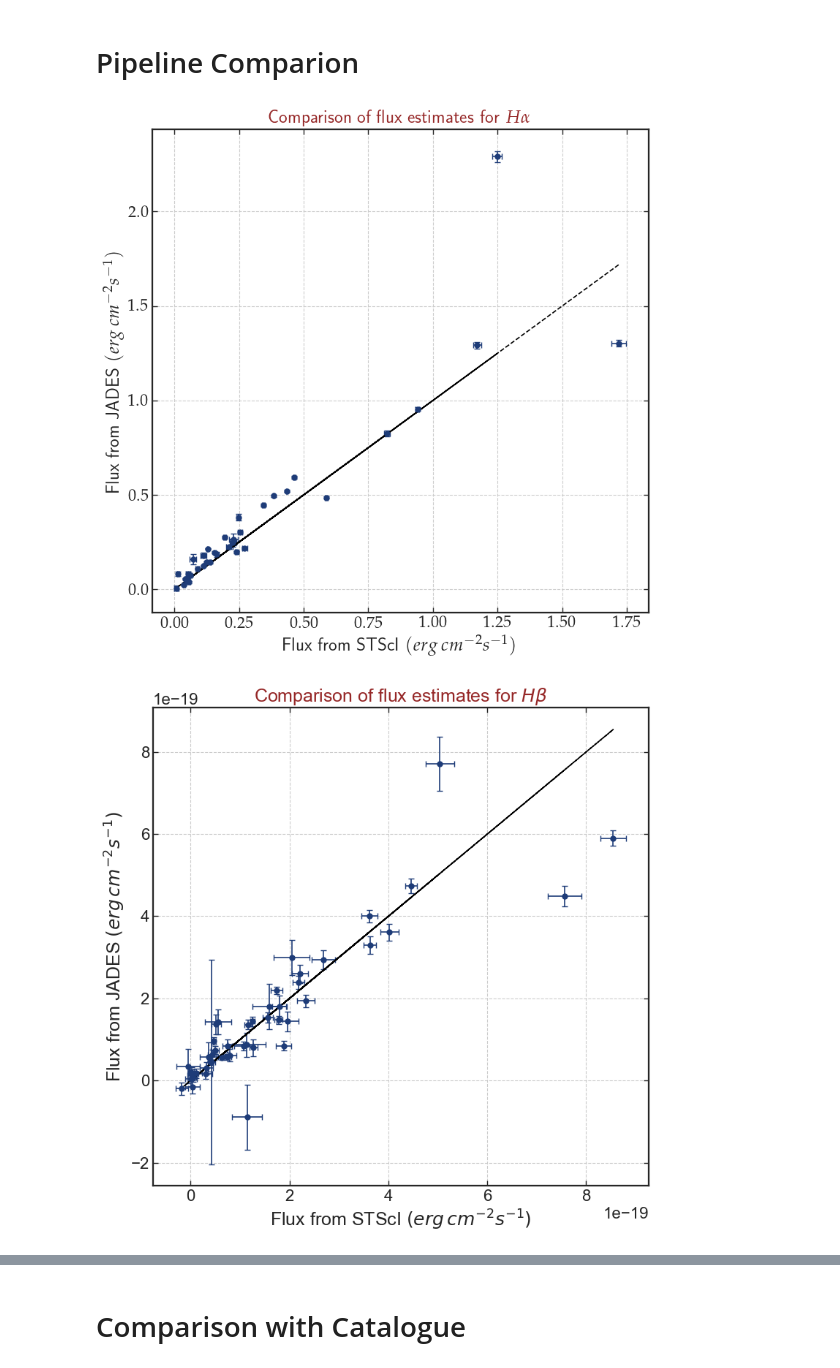
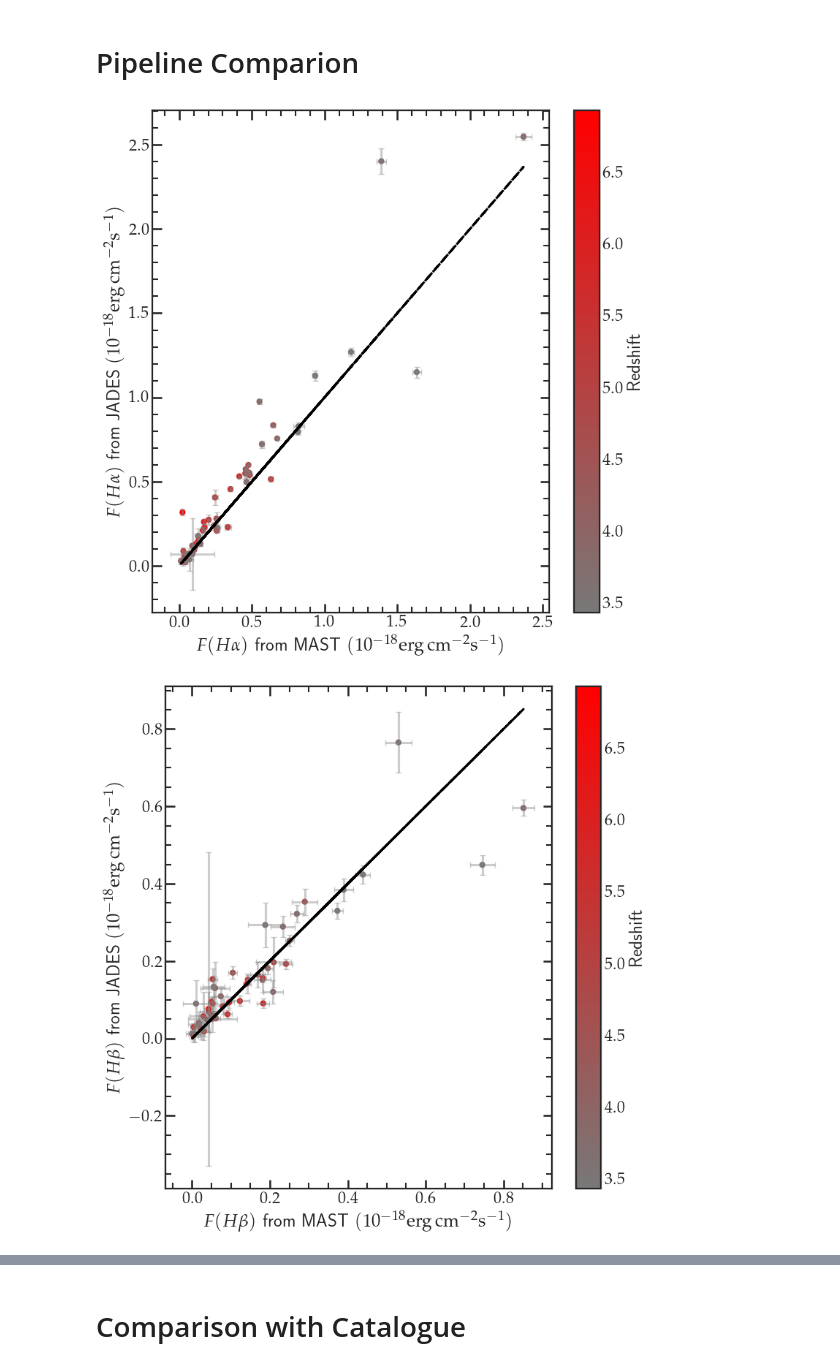
Before and after one commit to NGomez-inaoe/JWST-Data, a Jupyter notebook: Medium_Resolution/compare_flux.ipynb, the cells around one changed output, grey strips where cells are left out. Cells and saved outputs as stored; diff of their text form; code cells hidden in the pictures.

Commit message:
new version of compare_flux, with changes in the plots and use of the last output datafile Line_fluxes_combined_v4.tsv

```diff
--- a/Medium_Resolution/compare_flux.ipynb
+++ b/Medium_Resolution/compare_flux.ipynb
@@ -56,7 +56,7 @@ plt.rc('font', size=18)          # controls default text sizes
 source=Path("/home/nicolas/Documents/Research/PhD/JWST-Data/Medium_Resolution")
 plots_folder=source / "Output_data/"
 
-df = pd.read_csv("/home/nicolas/Documents/Research/PhD/JWST-Data/Medium_Resolution/Output_data/Line_fluxes_combined.tsv", sep='\t')
+df = pd.read_csv("/home/nicolas/Documents/Research/PhD/JWST-Data/Medium_Resolution/Output_data/Line_fluxes_combined_v4.tsv", sep='\t')
 #df = pd.read_csv('C:\\Users\\nicol\\Documents\\Research\\PhD\\PhD-Project-Repo\\JWST-Data\\Medium_Resolution\\Output_data\\Line_fluxes_combined.tsv', sep='\t')
 # %% [markdown]
 # Pipeline Comparion
@@ -84,28 +84,54 @@ jades_line_err = df.iloc[:,5].to_numpy()
 # Definir variables para la gráfica
 plt.figure(figsize=(8, 8))
 
+from matplotlib.colors import LinearSegmentedColormap
+
+# Custom colormap: gray → red
+gray_red_cmap = LinearSegmentedColormap.from_list(
+    'gray_red',
+    [COSMO_COLORS['cool_gray'], 'red']
+    #['lightgray', 'red']
+)
+
+
+plt.scatter(
+    mast_line, jades_line,
+    s=20,  # Tamaño de los puntos
+    c=z_array,
+    alpha=1,
+    cmap=gray_red_cmap,
+
+)
+
 plt.errorbar(
     mast_line, jades_line,
     xerr=mast_line_err,
     yerr=jades_line_err,
-    fmt='o',
+    fmt='none',
+    alpha=0.4,
+    c='gray',
     capsize=3,
-    markersize=5,
+    markersize=1,
+
 )
 
-plt.title(r"Comparison of flux estimates for $H\alpha$", color=COSMO_COLORS['soft_crimson'])
+#plt.title(r"Comparison of flux estimates for $H\alpha$", color=COSMO_COLORS['soft_crimson'])
 plt.plot(mast_line, mast_line, color='black', linestyle='--')
-plt.xlabel(r"Flux from STScI $(erg \, cm^{-2} s^{-1})$")
-plt.ylabel(r"Flux from JADES $(erg \, cm^{-2} s^{-1})$")
+plt.xlabel(r"$F(H\alpha)$ from MAST $(10^{-18}\mathrm{erg \, cm^{-2} s^{-1})}$")
+plt.ylabel(r"$F(H\alpha)$ from JADES $(10^{-18}\mathrm{erg \, cm^{-2} s^{-1})}$")
+# Add colorbar
+cbar = plt.colorbar()
+cbar.set_label('Redshift')
 
 
-plt.grid(True, linestyle='--')
+plt.grid(False)
+plt.minorticks_on()
 plt.tight_layout()
 #plt.savefig('Output_data/Flux_Comparison_Ha.pdf')
 plt.show()
 plt.close()
 # %% [output]
-[figure, old version]
+[figure, new version]
 # %%
 #------------------ H beta ---------------------
 df = df.dropna(subset=[df.columns[0],
@@ -115,43 +141,56 @@ df = df.dropna(subset=[df.columns[0],
                         df.columns[8],
                         df.columns[9] ])
 
 
 #Guardar columnas en arrays
 ID_array = df.iloc[:,0].to_numpy()
 z_array  = df.iloc[:,1].to_numpy()
 
 #Halpha data
 mast_line = df.iloc[:,6].to_numpy()
 mast_line_err = df.iloc[:,7].to_numpy()
 jades_line = df.iloc[:,8].to_numpy()
 jades_line_err = df.iloc[:,9].to_numpy()
 
+plt.figure(figsize=(8, 8))
+plt.scatter(
+    mast_line, jades_line,
+    s=20,  # Tamaño de los puntos
+    c=z_array,
+    alpha=1,
+    cmap=gray_red_cmap,
 
-# Definir variables para la gráfica
-plt.figure(figsize=(8, 8))
+)
 
 plt.errorbar(
     mast_line, jades_line,
     xerr=mast_line_err,
     yerr=jades_line_err,
-    fmt='o',
+    fmt='none',
+    alpha=0.4,
+    c='gray',
     capsize=3,
-    markersize=5,
+    markersize=1,
+
 )
 
-plt.title(r"Comparison of flux estimates for $H\beta$", color=COSMO_COLORS['soft_crimson'])
+
 plt.plot(mast_line, mast_line, color='black', linestyle='--')
-plt.xlabel(r"Flux from STScI $(erg \, cm^{-2} s^{-1})$")
-plt.ylabel(r"Flux from JADES $(erg \, cm^{-2} s^{-1})$")
+plt.xlabel(r"$F(H\beta)$ from MAST $(10^{-18}\mathrm{erg \, cm^{-2} s^{-1})}$")
+plt.ylabel(r"$F(H\beta)$ from JADES $(10^{-18}\mathrm{erg \, cm^{-2} s^{-1})}$")
+# Add colorbar
+cbar = plt.colorbar()
+cbar.set_label('Redshift')
 
 
-plt.grid(True, linestyle='--')
+plt.grid(False)
+plt.minorticks_on()
 plt.tight_layout()
-plt.savefig('Output_data/Flux_Comparison_Hb.pdf')
+#plt.savefig('Output_data/Flux_Comparison_Hb.pdf')
 plt.show()
 plt.close()
 # %% [output]
-[figure, old version]
+[figure, new version]
 # %%
 #------------------ [OIII]4959 ---------------------
 df = df.dropna(subset=[df.columns[0],
```
Also changed, not shown: parts of 6 cells of this notebook.
